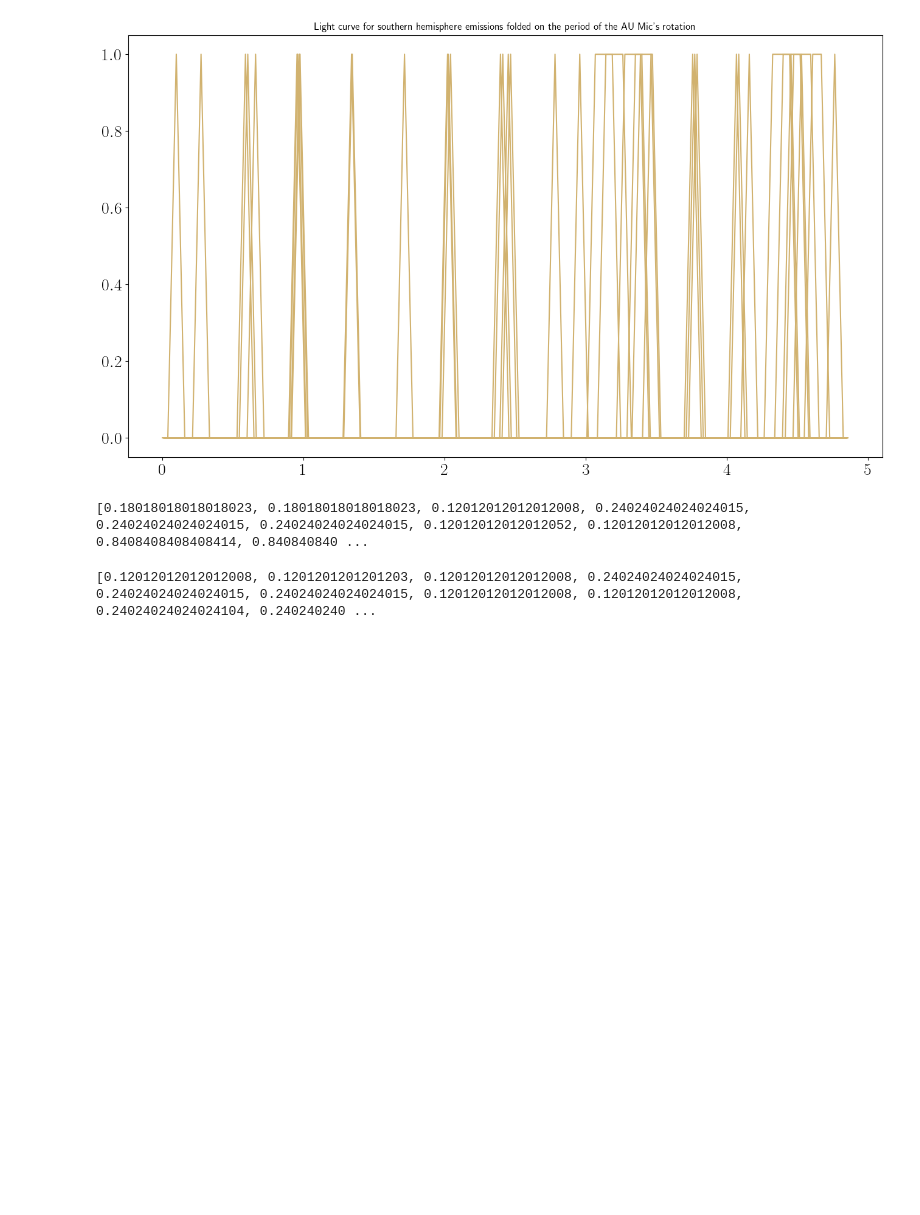
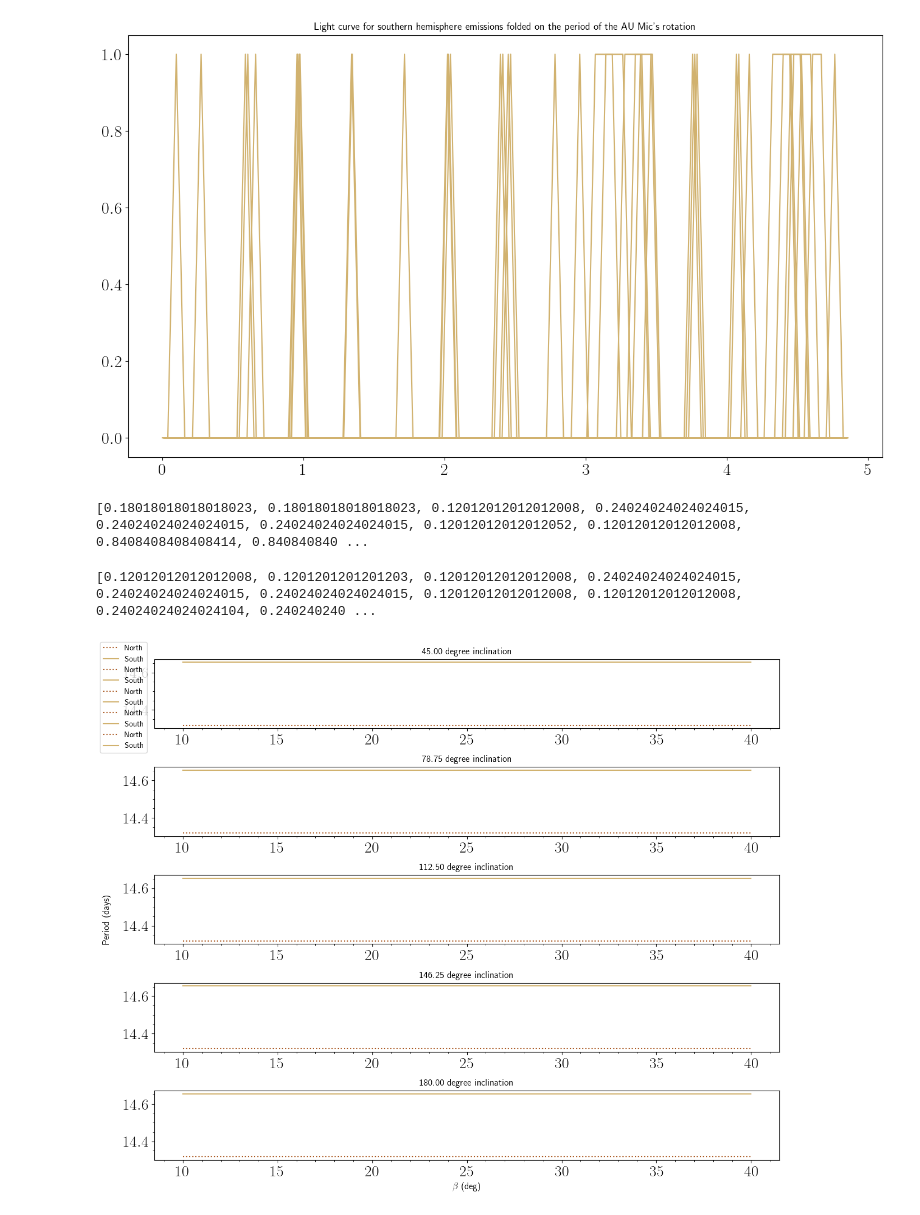
Before and after one commit to robkavanagh/maser, a Jupyter notebook: notebooks/Two_planets.ipynb, the cells around one changed output. Saved outputs shown, nothing was run; the diff lists cells and outputs as text; code cells hidden in the pictures; blank space fills up the shorter version.

```diff
--- a/notebooks/Two_planets.ipynb
+++ b/notebooks/Two_planets.ipynb
@@ -212,0 +243,34 @@ print(durations_S)
+# %%
+times = np.linspace(0, 50, 1000)
+betas = np.linspace(beta*0.5, beta*2, 50)
+inclinations = np.linspace(i_s*0.5, i_s*2 ,5)
+
+duration = 0.2
+
+period_grid = np.zeros((len(betas), len(inclinations),2))
+for j, b in (enumerate(tqdm(betas))):
+    for k, inc in enumerate(inclinations):
+        true_npg, true_spg, best_period_N, best_period_S = period(duration, M_s, R_s, P_s, i_s, B_s, beta, phi_s0, ab, ac, i_pb, i_pc, lamb, lamc, phi_p0b, phi_p0c, fb, fc, alpha, dalpha, times)
+        period_grid[j, k, :] = best_period_N, best_period_S
+# %%
+fig, axes = plt.subplots(5, 1, sharey=True, figsize=(12.0,10.0))
+
+inc = ['45.00 degree inclination', '78.75 degree inclination', '112.50 degree inclination', '146.25 degree inclination', '180.00 degree inclination']
+for j in range(5):
+    ax = axes[j]
+    axes[j].title.set_text(inc[j])
+    ax.plot(betas,period_grid[:,j,0], ':', color = '#A9561E',label='North')
+    ax.plot(betas,period_grid[:,j,1], color = '#D1B26F',label='South')
+
+    plt.xlabel(r'$\beta$ (deg)', fontsize=12)
+    ax.minorticks_on()
+
+    #plt.ylabel('Period (d)')
+    #ax.grid()
+fig.tight_layout()
+fig.legend(loc='upper left')
+fig.text(-0.02, 0.5, 'Period (days)', va='center', rotation='vertical', fontsize=12)
+
+plt.show()
+# %% [output]
+[figure, added]
```
Also changed, not shown: parts of 1 cell of this notebook.
